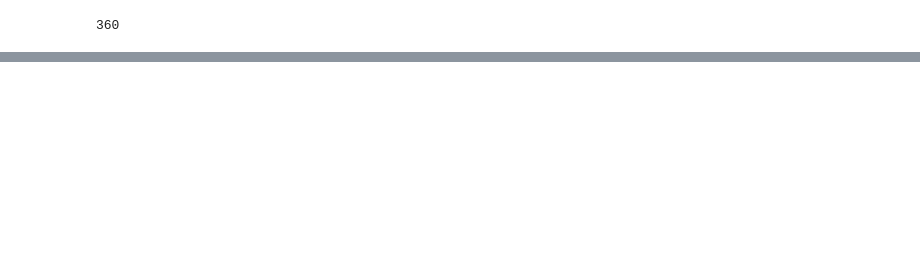
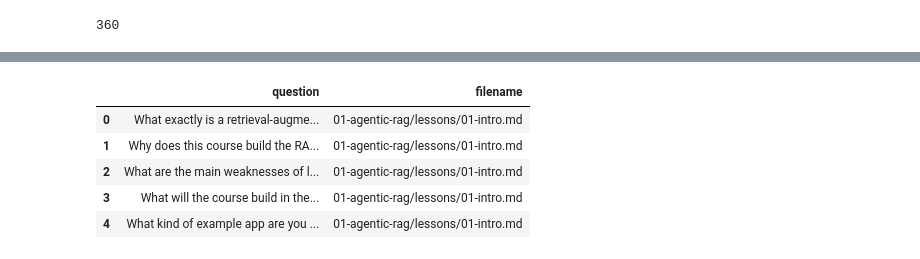
Before and after one commit to maria-szepek/dtc-llm-zoomcamp-2026, a Jupyter notebook: 04-evaluation/llm-zoomcamp-hw4/homework4.ipynb, the cells around one changed output, grey strips where cells are left out. Cells and saved outputs as stored; diff of their text form; code cells hidden in the pictures; blank space fills up the shorter version.

```diff
--- a/04-evaluation/llm-zoomcamp-hw4/homework4.ipynb
+++ b/04-evaluation/llm-zoomcamp-hw4/homework4.ipynb
@@ -637,2 +193,0 @@ def rrf(result_lists, k=60, num_results=5):
-# %%
-results = rrf([vector_search_top5, text_search_top5])
@@ -659,0 +194,18 @@ results
+# %%
+# generate_ground_truth(doc)
+
+total_input_tokens = 0
+
+first_three_pages = documents[:3]
+for page in first_three_pages:
+    print("processing: ", page["filename"])
+    results, usage = generate_ground_truth(page)
+    total_input_tokens += usage.input_tokens
+    print("Usage: ", usage)
+
+
+print("total input tokens: ", total_input_tokens)
+print("avg total_input_tokens: ", total_input_tokens / 3)
+
+
+# SOLUTION: 1350.0 -> CLOSEST ANSWER: 1400
@@ -659,0 +221,25 @@ results
+# %%
+"""
+The full ground truth
+You don't need to generate the data for the rest of the homework. We already did it for all 72 pages, using the same approach as in the lessons, and saved the 360 questions to a file.
+
+Download it:
+
+PREFIX=https://raw.githubusercontent.com/DataTalksClub/llm-zoomcamp/main
+wget ${PREFIX}/cohorts/2026/04-evaluation/ground-truth.csv
+Load it with pandas into a dataframe of records called ground_truth. Each record has a question and the filename of the page that should answer it.
+"""
+
+
+# !PREFIX=https://raw.githubusercontent.com/DataTalksClub/llm-zoomcamp/main
+# !wget ${PREFIX}/cohorts/2026/04-evaluation/ground-truth.csv
+
+ground_truth = pd.read_csv("ground-truth.csv")
+ground_truth.head(5)
+# %% [output]
+|  | question | filename |
+| 0 | What exactly is a retrieval-augme... | 01-agentic-rag/lessons/01-intro.md |
+| 1 | Why does this course build the RA... | 01-agentic-rag/lessons/01-intro.md |
+| 2 | What are the main weaknesses of l... | 01-agentic-rag/lessons/01-intro.md |
+| 3 | What will the course build in the... | 01-agentic-rag/lessons/01-intro.md |
+| 4 | What kind of example app are you ... | 01-agentic-rag/lessons/01-intro.md |
```
Also changed, not shown: parts of 55 cells of this notebook, 1 other file.
